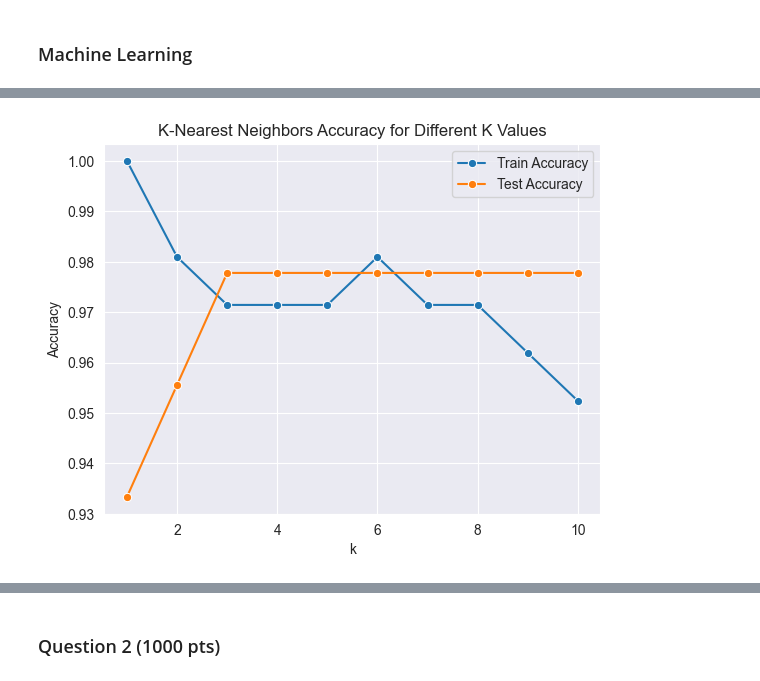
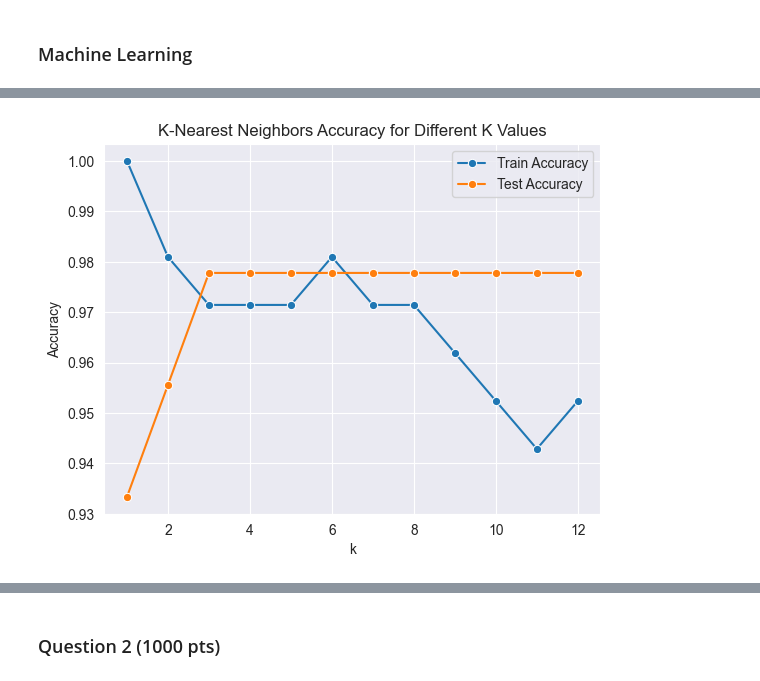
Before and after one commit to dugku/Thingy, a Jupyter notebook: Exams/Purtle_Exam_2_Week_11.ipynb, the cells around one changed output, grey strips where cells are left out. Cells and saved outputs as stored; diff of their text form; code cells hidden in the pictures.

```diff
--- a/Exams/Purtle_Exam_2_Week_11.ipynb
+++ b/Exams/Purtle_Exam_2_Week_11.ipynb
@@ -138,7 +128,7 @@ scbest = StandardScaler()
 xbesttrain = scbest.fit_transform(xbesttrain)
 xbest_test = scbest.transform(xbest_test)
 
-kbest_values = range(1, 11)
+kbest_values = range(1, 13)
 trainbest_accuracy = []
 testbest_accuracy = []
 
@@ -175,32 +165,32 @@ x_train = sc.fit_transform(x_train)
 x_test = sc.transform(x_test)
 
 # Define range of k values
-k_values = range(1, 11)
+k_values = range(1, 13)
 train_accuracies = []
 test_accuracies = []
 
 # Loop over each value of k
 for k in k_values:
     knn = KNeighborsClassifier(n_neighbors=k)
     knn.fit(x_train, y_train)
 
     # Calculate training accuracy
     y_train_pred = knn.predict(x_train)
     train_accuracy = accuracy_score(y_train, y_train_pred)
     train_accuracies.append(train_accuracy)
 
     # Calculate test accuracy
     y_test_pred = knn.predict(x_test)
     test_accuracy = accuracy_score(y_test, y_test_pred)
     test_accuracies.append(test_accuracy)
 
 # Plot both training and test accuracies
 sns.lineplot(x=k_values, y=train_accuracies, marker='o', label='Train Accuracy')
 sns.lineplot(x=k_values, y=test_accuracies, marker='o', label='Test Accuracy')
 plt.title("K-Nearest Neighbors Accuracy for Different K Values")
 plt.xlabel("k")
 plt.ylabel("Accuracy")
 plt.legend()
 plt.show()
 # %% [output]
-[figure, old version]
+[figure, new version]
```
Also changed, not shown: parts of 7 cells of this notebook.
